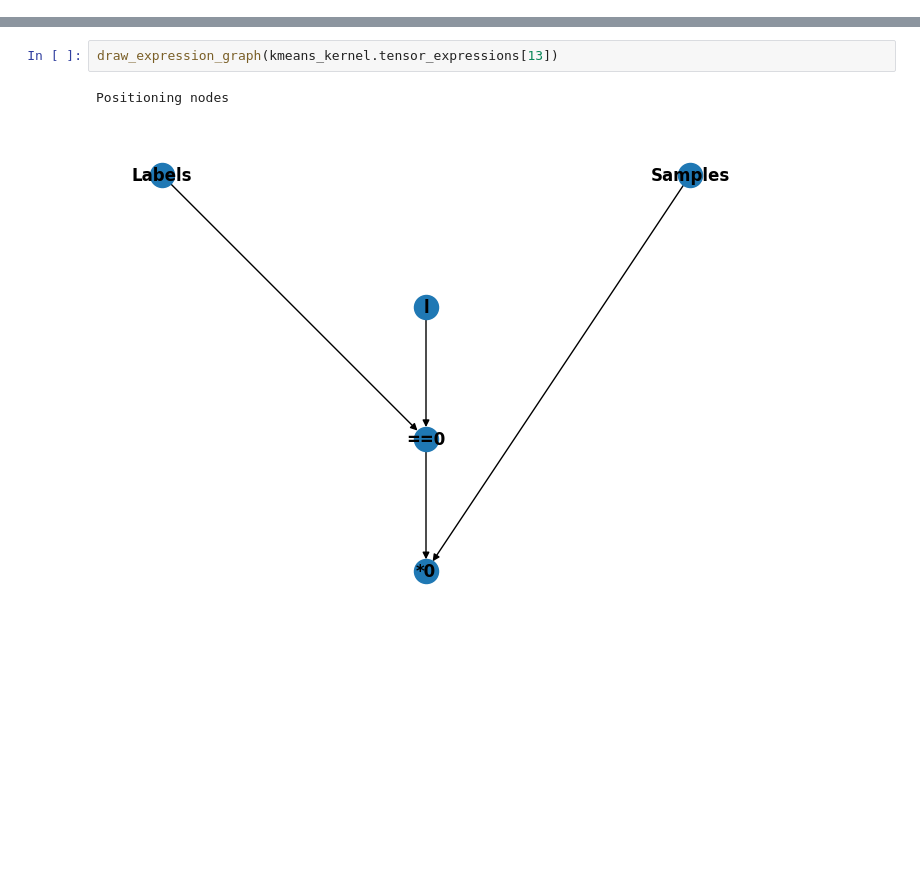
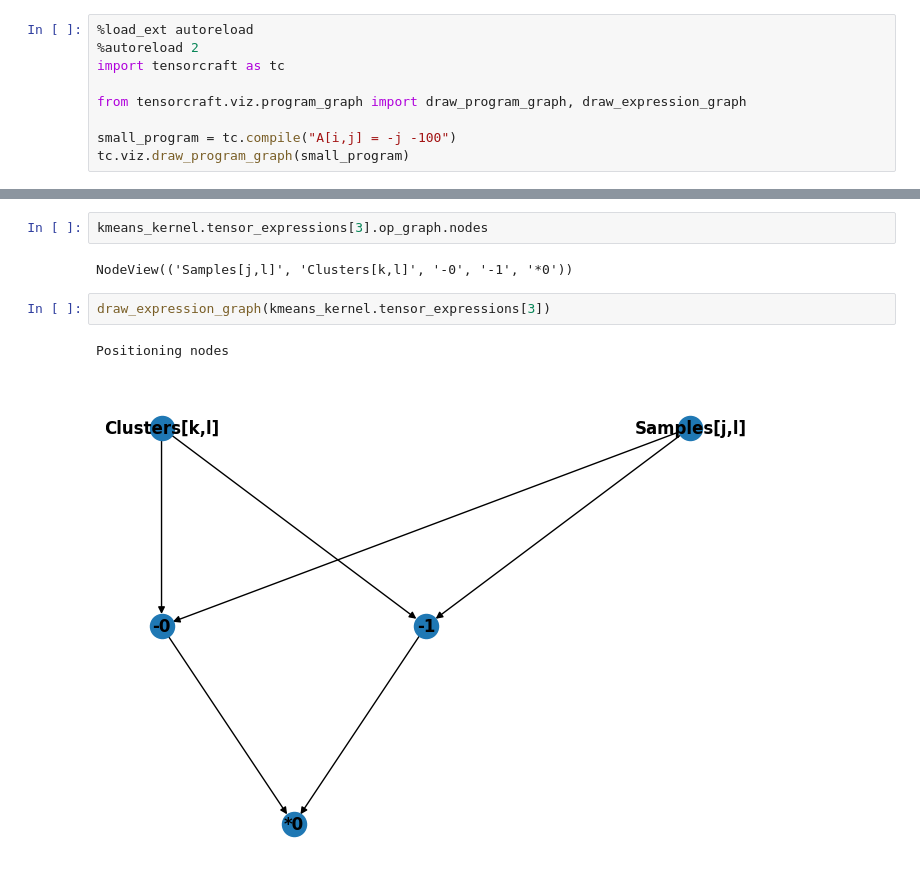
Before and after one commit to Helmholtz-AI-Energy/tensorcraft, a Jupyter notebook: notebooks/compiler_basics.ipynb, the cells around one changed output, grey strips where cells are left out. Drawn from its saved outputs; the diff is of its cells as text; blank space fills up the shorter version.

Commit message:
wip: expression evaluation and proper negation

```diff
--- a/notebooks/compiler_basics.ipynb
+++ b/notebooks/compiler_basics.ipynb
@@ -0,0 +1,9 @@
+# %%
+%load_ext autoreload
+%autoreload 2
+import tensorcraft as tc
+
+from tensorcraft.viz.program_graph import draw_program_graph, draw_expression_graph
+
+small_program = tc.compile("A[i,j] = -j -100")
+tc.viz.draw_program_graph(small_program)
@@ -30,8 +46,12 @@ VisitError: Error trying to process rule "start":
+# %%
+kmeans_kernel.tensor_expressions[3].op_graph.nodes
+# %% [output]
+NodeView(('Samples[j,l]', 'Clusters[k,l]', '-0', '-1', '*0'))
 # %%
-draw_expression_graph(kmeans_kernel.tensor_expressions[13])
+draw_expression_graph(kmeans_kernel.tensor_expressions[3])
 # %% [output]
 Positioning nodes
-[figure, old version]
+[figure, new version]
 # %%
 code = """
 W_c[i] = A[i,j] * D_c[j]
```
Also changed, not shown: parts of 8 cells of this notebook, 6 other files.
